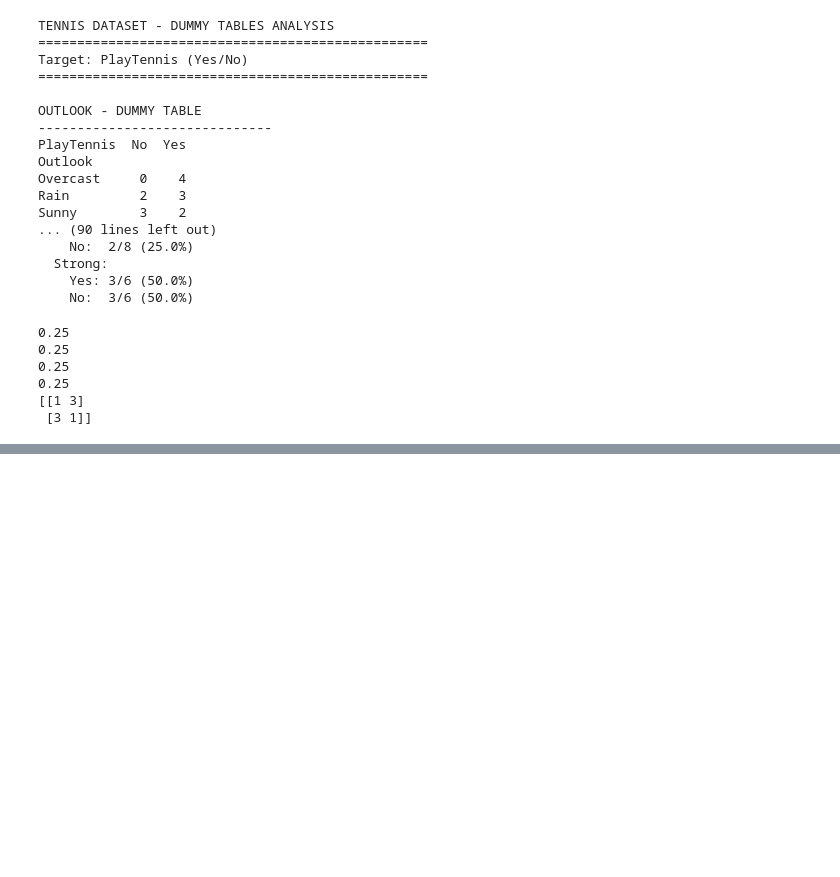
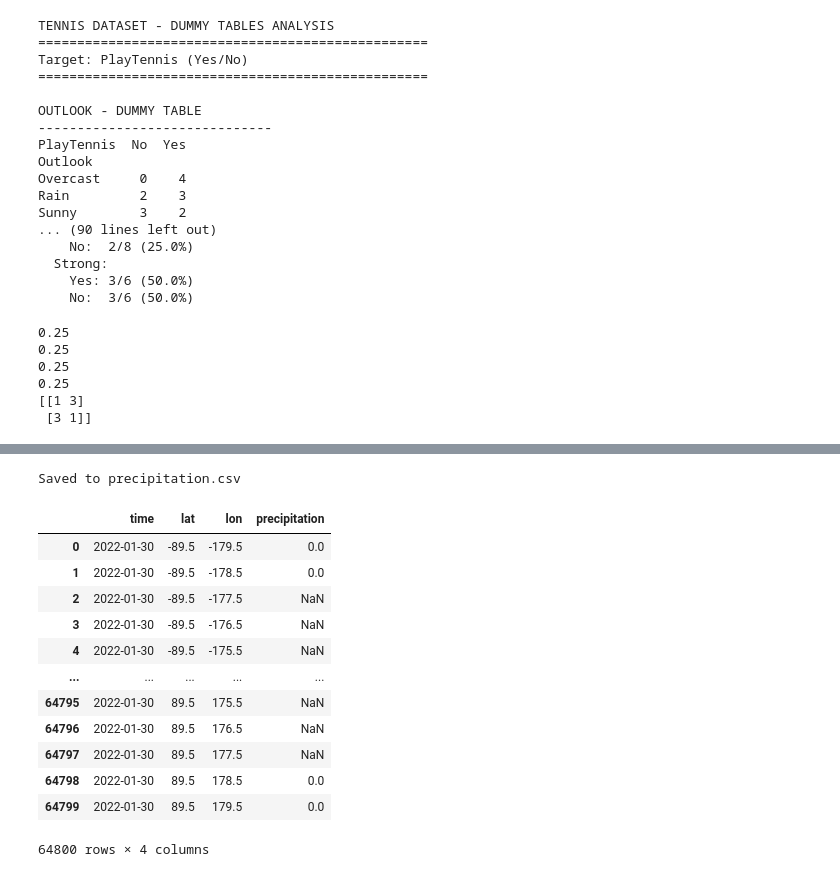
Before and after one commit to AdelZahid/Machine_learning_practice, a Jupyter notebook: Adel/ML_supervised/des.ipynb, the cells around one changed output, grey strips where cells are left out. Saved outputs shown, nothing was run; the diff lists cells and outputs as text; code cells hidden in the pictures; blank space fills up the shorter version.

```diff
--- a/Adel/ML_supervised/des.ipynb
+++ b/Adel/ML_supervised/des.ipynb
@@ -285,0 +578,34 @@ print(confusion_matrix(y,y_pred))
+# %%
+import xarray as xr
+import pandas as pd
+
+# Open dataset
+ds = xr.open_dataset(r"data11.nc")
+
+# Select the variable you want, e.g., precipitation
+da = ds['precipitation']
+
+# Convert to a DataFrame
+df = da.to_dataframe().reset_index()
+
+# Save to CSV
+df.to_csv("precipitation.csv", index=False)
+
+print("Saved to precipitation.csv")
+dff=pd.read_csv('precipitation.csv')
+dff
+# %% [output]
+Saved to precipitation.csv
+|  | time | lat | lon | precipitation |
+| 0 | 2022-01-30 | -89.5 | -179.5 | 0.0 |
+| 1 | 2022-01-30 | -89.5 | -178.5 | 0.0 |
+| 2 | 2022-01-30 | -89.5 | -177.5 | NaN |
+| 3 | 2022-01-30 | -89.5 | -176.5 | NaN |
+| 4 | 2022-01-30 | -89.5 | -175.5 | NaN |
+| ... | ... | ... | ... | ... |
+| 64795 | 2022-01-30 | 89.5 | 175.5 | NaN |
+| 64796 | 2022-01-30 | 89.5 | 176.5 | NaN |
+| 64797 | 2022-01-30 | 89.5 | 177.5 | NaN |
+| 64798 | 2022-01-30 | 89.5 | 178.5 | 0.0 |
+| 64799 | 2022-01-30 | 89.5 | 179.5 | 0.0 |
+64800 rows × 4 columns
```
Also changed, not shown: parts of 10 cells of this notebook, 19 other files.
